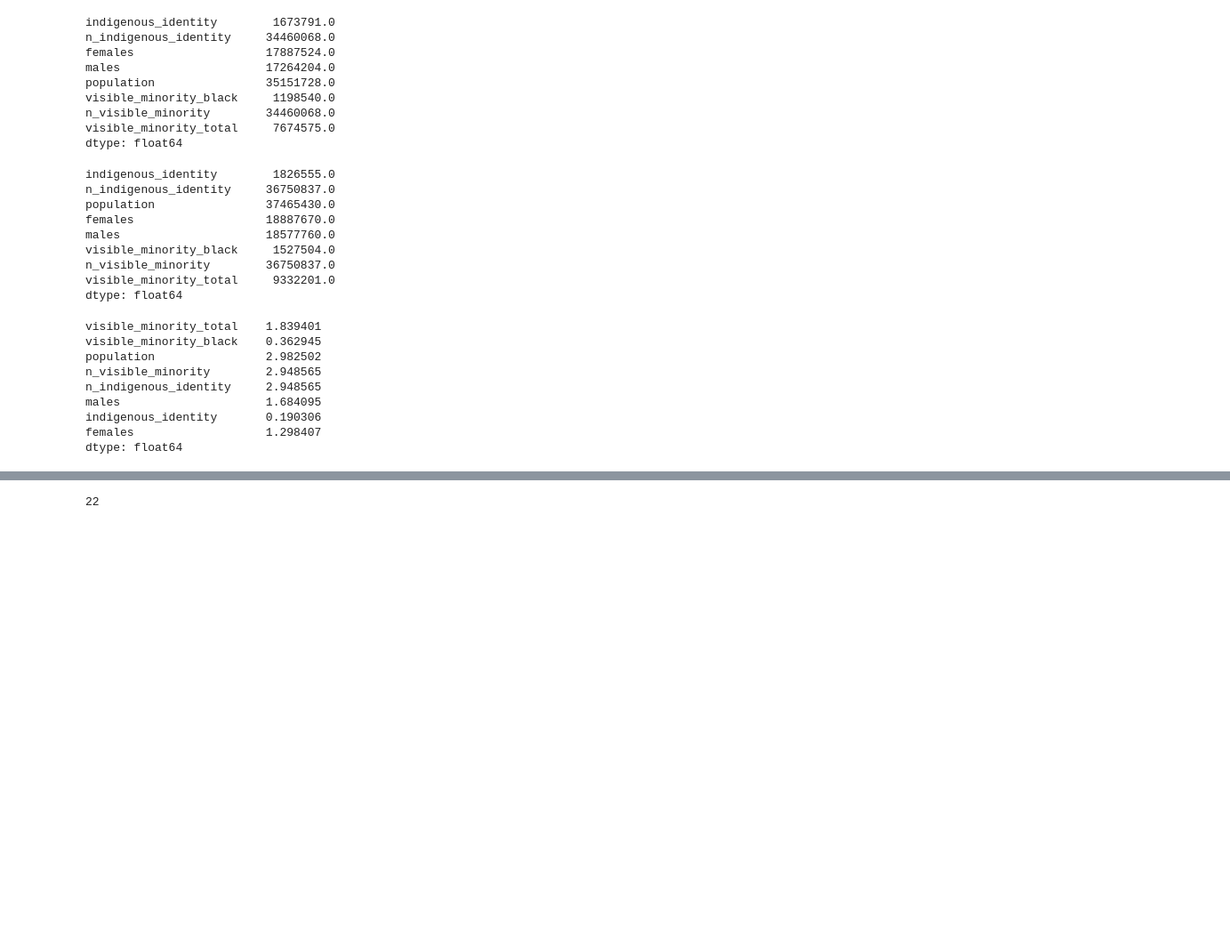
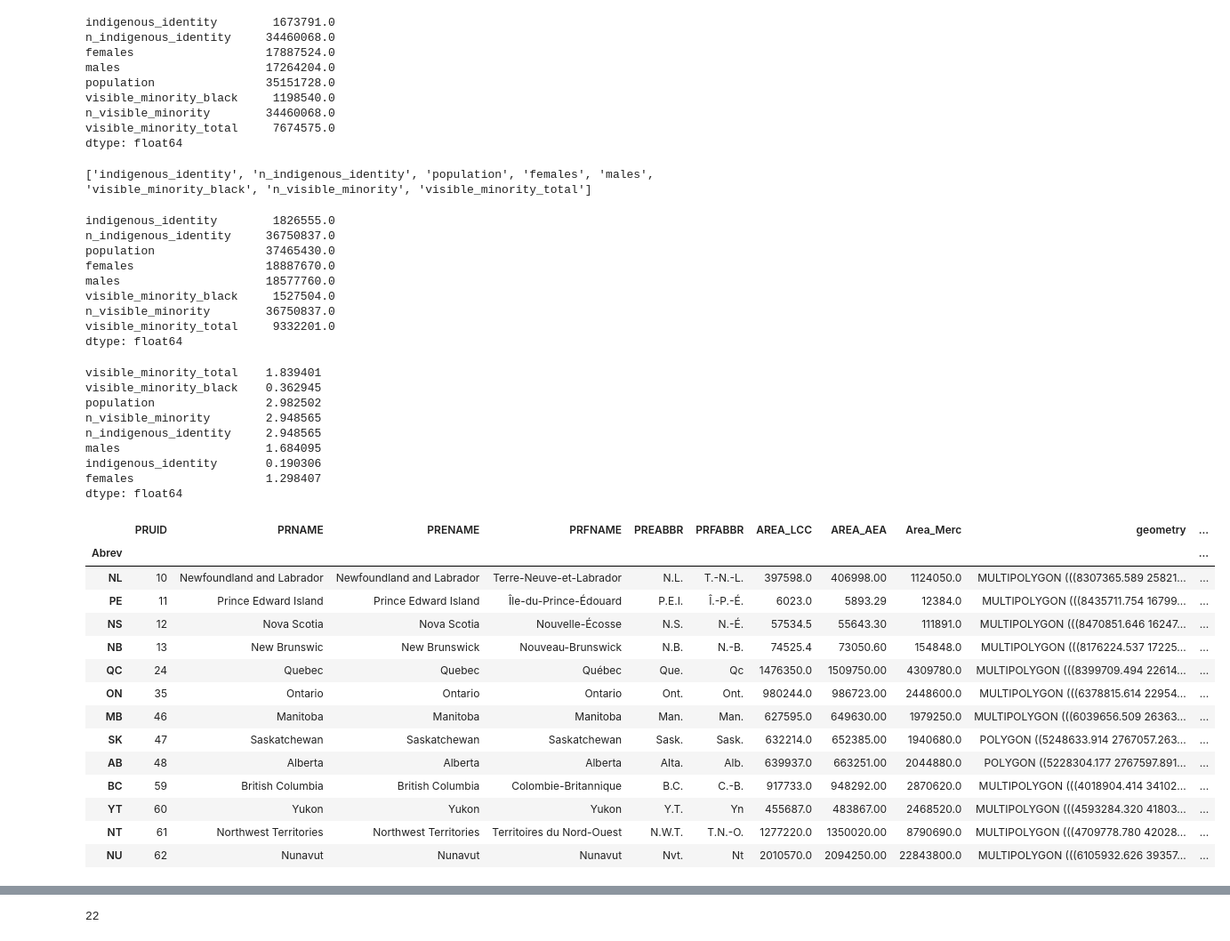
Before and after one commit to Police-Involved-Deaths-CA/Data, a Jupyter notebook: Data_Overview.ipynb, the cells around one changed output, grey strips where cells are left out. Shown at 89% size. Drawn from its saved outputs; the diff is of its cells as text; code cells hidden in the pictures; blank space fills up the shorter version.

Commit message:
Moved Data

```diff
--- a/Data_Overview.ipynb
+++ b/Data_Overview.ipynb
@@ -32,6 +35,41 @@ replace_Keys={'Replace_Keys':{
 }
 with open('Spatial_Data/CensusNames.json', 'w') as fp:
     json.dump(replace_Keys, fp)
+# %%
+# Boundary = 'C:\\Users\\User\\Data-Normalization-Classification\\Inputs\\Canadian_Census_Boundaries_2016.shp'
+# CA = gpd.read_file(Boundary)
+# CA.geometry = CA.simplify(1000)
+# CA.to_file('Spatial_Data/CA_Boundary.shp')
+
+# Boundary = 'Spatial_Data/CA_Boundary.shp'
+CA = gpd.read_file(Boundary)
+can_province_abbrev = {
+          'Alberta': 'AB',
+          'British Columbia': 'BC',
+          'Manitoba': 'MB',
+          'New Brunswic': 'NB',
+          'New Brunswick': 'NB',
+          'Newfoundland and Labrador': 'NL',
+          'Northwest Territories': 'NT',
+          'Nova Scotia': 'NS',
+          'Nunavut': 'NU',
+          'Ontario': 'ON',
+          'Prince Edward Island': 'PE',
+          'Quebec': 'QC',
+            'Québec':'QC',
+          'Saskatchewan': 'SK',
+          'Yukon': 'YT',
+            'Yukon Territory':'YT'
+        }
+
+CA['Abrev'] = CA['PRNAME'].replace(can_province_abbrev)
+# CA['Abrev']
+CA = CA.set_index('Abrev')
+CA = CA.join(PID.groupby('prov').count()[['INDEX']])
+CA = CA.rename(columns={'INDEX':'AllDeath'})
+CA = CA.join(PID.loc[PID['Type']=='Police Killing'].groupby('prov').count()[['INDEX']])
+CA = CA.rename(columns={'INDEX':'Killing'})
+# CA.plot(column='Killing')
 # %%
 with open('Spatial_Data/CensusNames.json', 'r') as fp:
     name_Keys = json.load(fp)
@@ -88,18 +126,20 @@ for i,row in Cols.iterrows():
 name_Keys
 
 Cols_2019 = list(name_Keys['Columns']['2019'].values())
+print(Cols_2019)
 Census_2019=Census_2019.rename(columns=name_Keys['Columns']['2019'])
 Census_2019[Cols_2019].sum()
 # %% [output]
-indigenous_identity        1826555.0
-n_indigenous_identity     36750837.0
-population                37465430.0
-females                   18887670.0
-males                     18577760.0
-visible_minority_black     1527504.0
-n_visible_minority        36750837.0
-visible_minority_total     9332201.0
-dtype: float64
+['indigenous_identity', 'n_indigenous_identity', 'population', 'females', 'males', 'visible_minority_black', 'n_visible_minority', 'visible_minority_total']
+indigenous_identity        1826555.0
+n_indigenous_identity     36750837.0
+population                37465430.0
+females                   18887670.0
+males                     18577760.0
+visible_minority_black     1527504.0
+n_visible_minority        36750837.0
+visible_minority_total     9332201.0
+dtype: float64
 # %%
 
 Path = 'Spatial_Data/2021/'
@@ -112,32 +152,53 @@ Cols['Name']=Cols[1].str.split("|").str[-1].str.split(', ').str[0].str[1:]#.str.
 for old, new in name_Keys['Replace_Keys'].items():
     Cols['Name'] = Cols['Name'].str.replace(old, new, regex=False)
 name_Keys['Columns']['2021']={}
 for i,row in Cols.iterrows():
     Cols['Name'] = Cols['Name'].str.replace(old, new, regex=False)
 Cols['Name'] = Cols['Name'].str.replace(' ', '_', regex=False)
 Cols['Name'] = Cols['Name'].str.lower()
 
 
 name_Keys['Columns']['2021']={}
 for i,row in Cols.iterrows():
     name_Keys['Columns']['2021'][row[0]]=row['Name']
 name_Keys
 
 Cols_2021 = list(name_Keys['Columns']['2021'].values())
 Census_2021=Census_2021.rename(columns=name_Keys['Columns']['2021'])
 # print(Cols_2021)
-with open('Spatial_Data/CensusNames.json', 'w') as fp:
-    json.dump(name_Keys, fp)
+# with open('Spatial_Data/CensusNames.json', 'w') as fp:
+#     json.dump(name_Keys, fp)
 # name_Keys
 Diff = (Census_2021[Cols_2021].sum().sort_index(ascending=False)-Census_2016[Cols_2021].sum().sort_index(ascending=False))
 print(Diff/1e6)
+
+Census_2021['Abrev']=Census_2021['name'].replace(can_province_abbrev)
+Census_2021=Census_2021.set_index(Census_2021['Abrev'])
+
+CA = CA.join(Census_2021[Cols_2021])
+CA
 # %% [output]
 visible_minority_total    1.839401
 visible_minority_black    0.362945
 population                2.982502
 n_visible_minority        2.948565
 n_indigenous_identity     2.948565
 males                     1.684095
 indigenous_identity       0.190306
 females                   1.298407
 dtype: float64
+|  | PRUID | PRNAME | PRENAME | PRFNAME | PREABBR | PRFABBR | AREA_LCC | AREA_AEA | Area_Merc | geometry | ... |
+| Abrev |  |  |  |  |  |  |  |  |  |  | ... |
+| NL | 10 | Newfoundland and Labrador | Newfoundland and Labrador | Terre-Neuve-et-Labrador | N.L. | T.-N.-L. | 397598.0 | 406998.00 | 1124050.0 | MULTIPOLYGON (((8307365.589 25821... | ... |
+| PE | 11 | Prince Edward Island | Prince Edward Island | Île-du-Prince-Édouard | P.E.I. | Î.-P.-É. | 6023.0 | 5893.29 | 12384.0 | MULTIPOLYGON (((8435711.754 16799... | ... |
+| NS | 12 | Nova Scotia | Nova Scotia | Nouvelle-Écosse | N.S. | N.-É. | 57534.5 | 55643.30 | 111891.0 | MULTIPOLYGON (((8470851.646 16247... | ... |
+| NB | 13 | New Brunswic | New Brunswick | Nouveau-Brunswick | N.B. | N.-B. | 74525.4 | 73050.60 | 154848.0 | MULTIPOLYGON (((8176224.537 17225... | ... |
+| QC | 24 | Quebec | Quebec | Québec | Que. | Qc | 1476350.0 | 1509750.00 | 4309780.0 | MULTIPOLYGON (((8399709.494 22614... | ... |
+| ON | 35 | Ontario | Ontario | Ontario | Ont. | Ont. | 980244.0 | 986723.00 | 2448600.0 | MULTIPOLYGON (((6378815.614 22954... | ... |
+| MB | 46 | Manitoba | Manitoba | Manitoba | Man. | Man. | 627595.0 | 649630.00 | 1979250.0 | MULTIPOLYGON (((6039656.509 26363... | ... |
+| SK | 47 | Saskatchewan | Saskatchewan | Saskatchewan | Sask. | Sask. | 632214.0 | 652385.00 | 1940680.0 | POLYGON ((5248633.914 2767057.263... | ... |
+| AB | 48 | Alberta | Alberta | Alberta | Alta. | Alb. | 639937.0 | 663251.00 | 2044880.0 | POLYGON ((5228304.177 2767597.891... | ... |
+| BC | 59 | British Columbia | British Columbia | Colombie-Britannique | B.C. | C.-B. | 917733.0 | 948292.00 | 2870620.0 | MULTIPOLYGON (((4018904.414 34102... | ... |
+| YT | 60 | Yukon | Yukon | Yukon | Y.T. | Yn | 455687.0 | 483867.00 | 2468520.0 | MULTIPOLYGON (((4593284.320 41803... | ... |
+| NT | 61 | Northwest Territories | Northwest Territories | Territoires du Nord-Ouest | N.W.T. | T.N.-O. | 1277220.0 | 1350020.00 | 8790690.0 | MULTIPOLYGON (((4709778.780 42028... | ... |
+| NU | 62 | Nunavut | Nunavut | Nunavut | Nvt. | Nt | 2010570.0 | 2094250.00 | 22843800.0 | MULTIPOLYGON (((6105932.626 39357... | ... |
```
Also changed, not shown: parts of 12 cells of this notebook, 34 other files.
